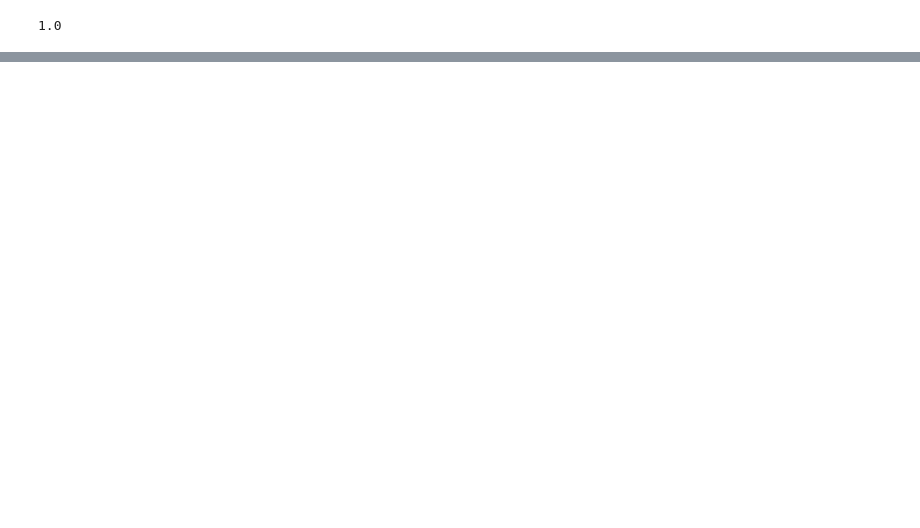
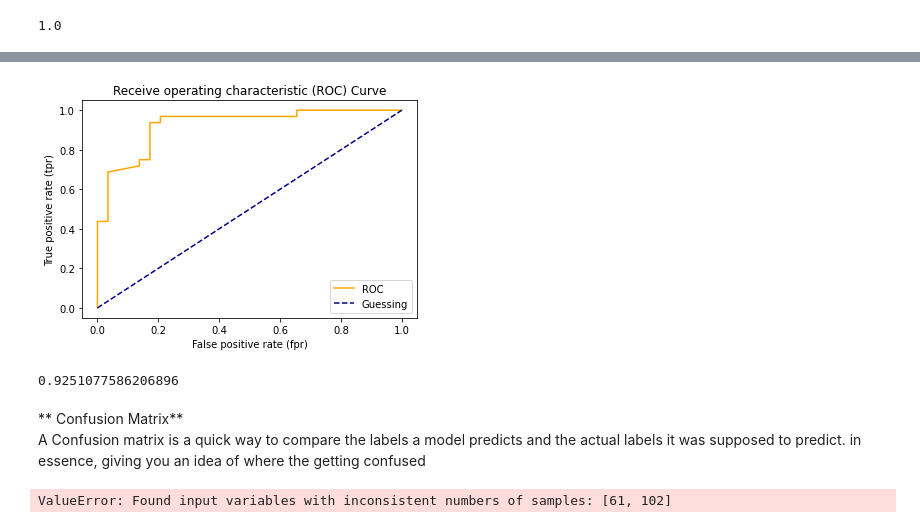
Before and after one commit to abdullahmafuz/machine-learing, a Jupyter notebook: scikit-learn/introduction_to_scikit.ipynb, the cells around one changed output, grey strips where cells are left out. Saved outputs shown, nothing was run; the diff lists cells and outputs as text; code cells hidden in the pictures; blank space fills up the shorter version.

Commit message:
ML validation metrics

```diff
--- a/scikit-learn/introduction_to_scikit.ipynb
+++ b/scikit-learn/introduction_to_scikit.ipynb
@@ -155,0 +414,4 @@ load_model.score(x_test, y_test)
+# %%
+boston_df = pd.DataFrame(boston["data"], columns=boston["feature_names"])
+boston_df["target"] = pd.Series(boston["target"])
+boston_df.head()
@@ -155,0 +575,10 @@ load_model.score(x_test, y_test)
+# %%
+from sklearn.metrics import roc_curve
+
+# fit the classifier
+clf.fit(X_train, y_train)
+
+# Make predictions with probabilities
+y_probs = clf.predict_proba(X_test)
+
+y_probs[:10]
@@ -155,0 +596,3 @@ load_model.score(x_test, y_test)
+# %%
+y_probs_positive = y_probs[:, 1]
+y_probs_positive[:10]
@@ -155,0 +601,6 @@ load_model.score(x_test, y_test)
+# %%
+# Calculate fpr, tpr and thresholds
+fpr, tpr, thresholds = roc_curve(y_test, y_probs_positive)
+
+# Check the false positive rates
+fpr
@@ -155,0 +615,51 @@ load_model.score(x_test, y_test)
+# %%
+# create a function for plotting ROC curves
+import matplotlib.pyplot as plt
+
+def plot_roc_curve(fpr, tpr):
+    """
+    Plots a Roc curve given the false postive rate (fpr)
+    and true postive rate4 (tpr) of a model.
+    """
+    # plot roc curve
+    plt.plot(fpr, tpr, color="orange", label="ROC")
+    # plot line with no predictive power (baseline)
+    plt.plot([0, 1],[0, 1], color="darkblue", linestyle="--", label="Guessing")
+
+    # customize the plot
+    plt.xlabel("False positive rate (fpr)")
+    plt.ylabel("True positive rate (tpr)")
+    plt.title("Receive operating characteristic (ROC) Curve")
+    plt.legend()
+    plt.show()
+
+plot_roc_curve(fpr, tpr)
+# %% [output]
+[figure, added]
+# %%
+from sklearn.metrics import roc_auc_score
+roc_auc_score(y_test, y_probs_positive)
+# %% [output]
+0.9251077586206896
+# %% [markdown]
+** Confusion Matrix**<br>
+A Confusion matrix is a quick way to compare the labels a model predicts and the actual labels it was supposed to predict.
+in essence, giving you an idea of where the getting confused
+# %%
+
+# MAke our confusion matrix more visual with seaborn heatmap()
+from sklearn.metrics import confusion_matrix
+import seaborn as sns
+
+# clf = clf.fit(X_train, y_train)
+# y_preds = clf.predict(X_test)
+# set the font scale
+sns.set(font_scale=1.5)
+# create a confusin matrix
+conf_mat = confusion_matrix(y_test, y_preds)
+
+# plot it using seaborn
+
+sns.heatmap(conf_mat);
+# %% [output]
+ValueError: Found input variables with inconsistent numbers of samples: [61, 102]
```
Also changed, not shown: parts of 96 cells of this notebook, 7 other files.
